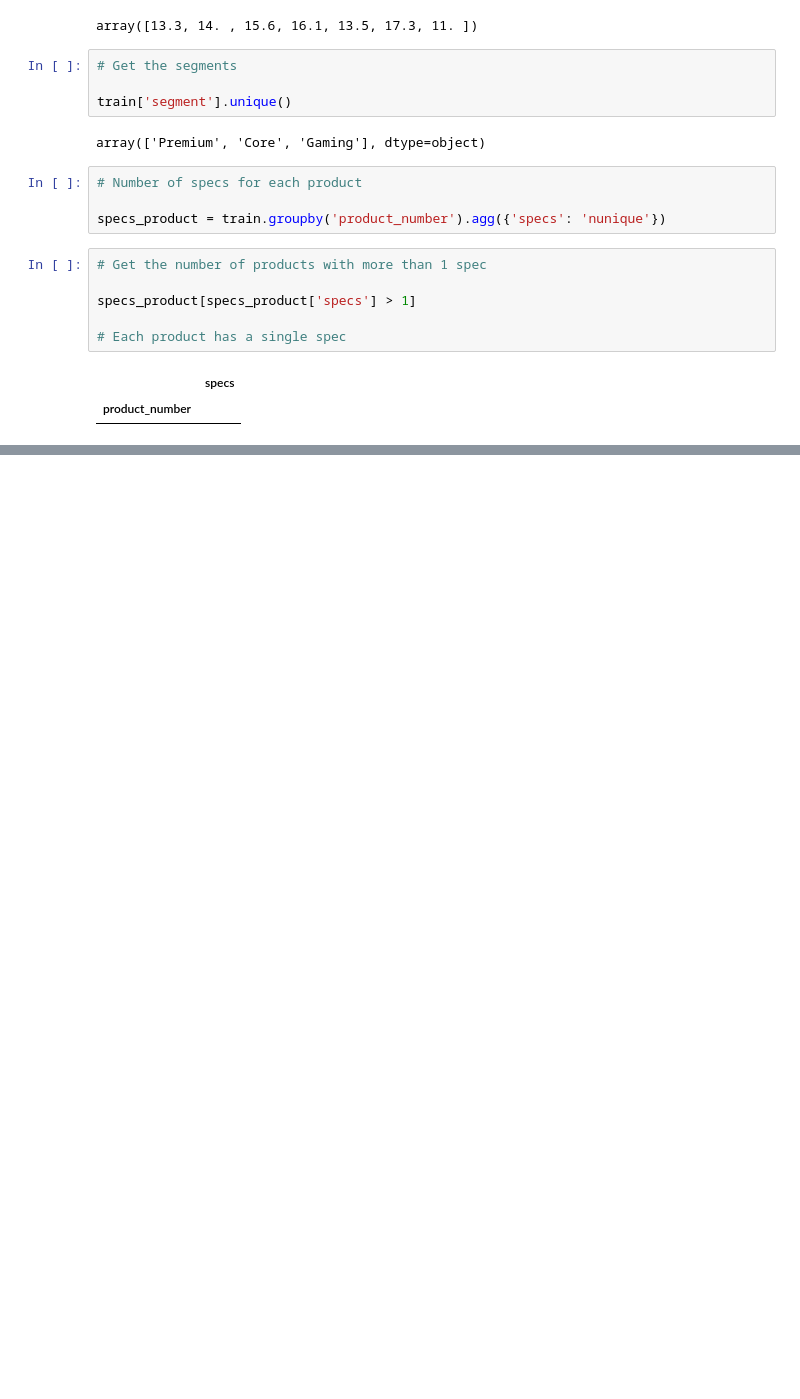
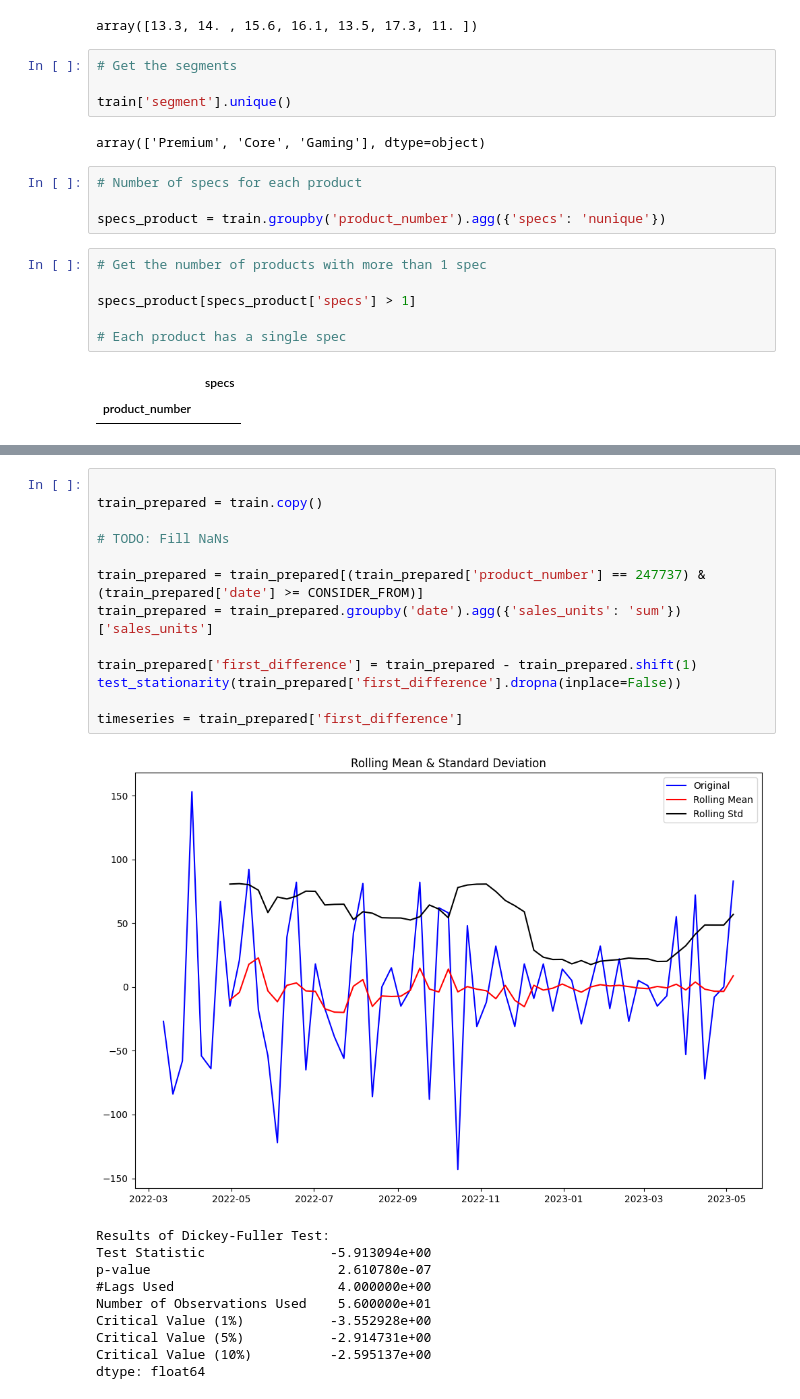
Before and after one commit to josalhor/hp-stock, a Jupyter notebook: pred.ipynb, the cells around one changed output, grey strips where cells are left out. Drawn from its saved outputs; the diff is of its cells as text; blank space fills up the shorter version.

```diff
--- a/pred.ipynb
+++ b/pred.ipynb
@@ -527,0 +572,24 @@ plot_predictions_by_product_random(predictions_by_product)
+# %%
+
+train_prepared = train.copy()
+
+# TODO: Fill NaNs
+
+train_prepared = train_prepared[(train_prepared['product_number'] == 247737) & (train_prepared['date'] >= CONSIDER_FROM)]
+train_prepared = train_prepared.groupby('date').agg({'sales_units': 'sum'})['sales_units']
+
+train_prepared['first_difference'] = train_prepared - train_prepared.shift(1)
+test_stationarity(train_prepared['first_difference'].dropna(inplace=False))
+
+timeseries = train_prepared['first_difference']
+# %% [output]
+[figure, added]
+Results of Dickey-Fuller Test:
+Test Statistic                -5.913094e+00
+p-value                        2.610780e-07
+#Lags Used                     4.000000e+00
+Number of Observations Used    5.600000e+01
+Critical Value (1%)           -3.552928e+00
+Critical Value (5%)           -2.914731e+00
+Critical Value (10%)          -2.595137e+00
+dtype: float64
```
Also changed, not shown: parts of 6 cells of this notebook.
